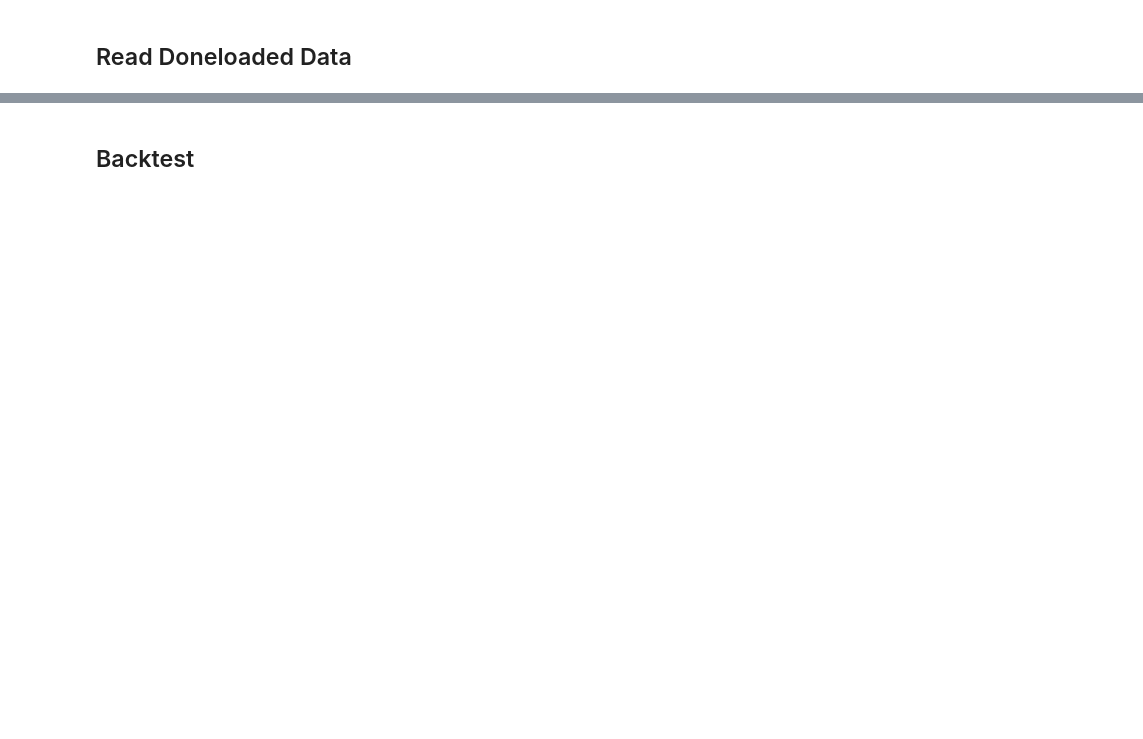
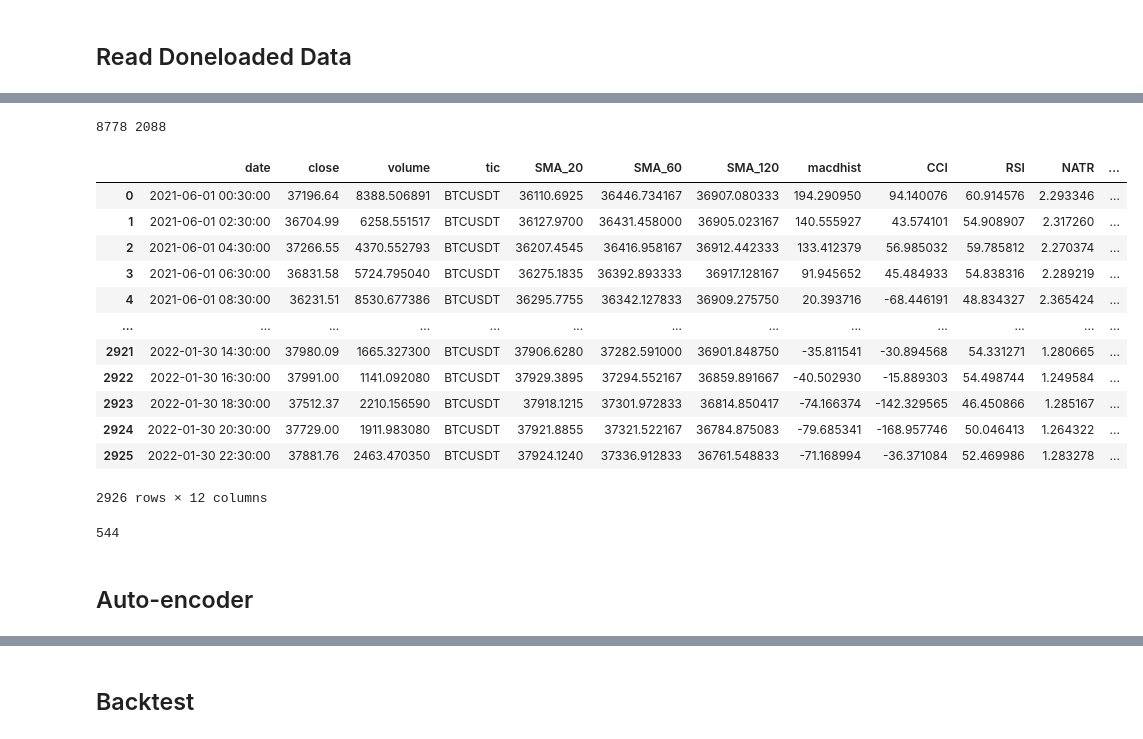
Before and after one commit to ytliu74/PRP_Demo, a Jupyter notebook: crypto_draft.ipynb, the cells around one changed output, grey strips where cells are left out. Cells and saved outputs as stored; diff of their text form; code cells hidden in the pictures; blank space fills up the shorter version.

```diff
--- a/crypto_draft.ipynb
+++ b/crypto_draft.ipynb
@@ -18,16 +18,9 @@ tic_list = [
     "BNBUSDT",
     "BTCUSDT",
     "ETHUSDT",
-    "XRPUSDT",
-    "SOLUSDT",
-    "LUNAUSDT",
-    "ADAUSDT",
-    "AVAXUSDT",
-    "DOGEUSDT",
-    "DOTUSDT",
 ]
 
-interval = "1h"
+interval = "2h"
 # %%
 df_list = []
 for tic in tic_list:
@@ -78,6 +73,24 @@ data_df = data_df.drop(columns=["open", "high", "low"])
 train = data_split(data_df, "2021-06-01", "2022-1-31")
 trade = data_split(data_df, "2022-02-01", "2022-3-31")
 print(len(train), len(trade))
+# %% [output]
+8778 2088
+# %%
+train[train['tic'] == 'BTCUSDT']
+# %% [output]
+|  | date | close | volume | tic | SMA_20 | SMA_60 | SMA_120 | macdhist | CCI | RSI | NATR | ... |
+| 0 | 2021-06-01 00:30:00 | 37196.64 | 8388.506891 | BTCUSDT | 36110.6925 | 36446.734167 | 36907.080333 | 194.290950 | 94.140076 | 60.914576 | 2.293346 | ... |
+| 1 | 2021-06-01 02:30:00 | 36704.99 | 6258.551517 | BTCUSDT | 36127.9700 | 36431.458000 | 36905.023167 | 140.555927 | 43.574101 | 54.908907 | 2.317260 | ... |
+| 2 | 2021-06-01 04:30:00 | 37266.55 | 4370.552793 | BTCUSDT | 36207.4545 | 36416.958167 | 36912.442333 | 133.412379 | 56.985032 | 59.785812 | 2.270374 | ... |
+| 3 | 2021-06-01 06:30:00 | 36831.58 | 5724.795040 | BTCUSDT | 36275.1835 | 36392.893333 | 36917.128167 | 91.945652 | 45.484933 | 54.838316 | 2.289219 | ... |
+| 4 | 2021-06-01 08:30:00 | 36231.51 | 8530.677386 | BTCUSDT | 36295.7755 | 36342.127833 | 36909.275750 | 20.393716 | -68.446191 | 48.834327 | 2.365424 | ... |
+| ... | ... | ... | ... | ... | ... | ... | ... | ... | ... | ... | ... | ... |
+| 2921 | 2022-01-30 14:30:00 | 37980.09 | 1665.327300 | BTCUSDT | 37906.6280 | 37282.591000 | 36901.848750 | -35.811541 | -30.894568 | 54.331271 | 1.280665 | ... |
+| 2922 | 2022-01-30 16:30:00 | 37991.00 | 1141.092080 | BTCUSDT | 37929.3895 | 37294.552167 | 36859.891667 | -40.502930 | -15.889303 | 54.498744 | 1.249584 | ... |
+| 2923 | 2022-01-30 18:30:00 | 37512.37 | 2210.156590 | BTCUSDT | 37918.1215 | 37301.972833 | 36814.850417 | -74.166374 | -142.329565 | 46.450866 | 1.285167 | ... |
+| 2924 | 2022-01-30 20:30:00 | 37729.00 | 1911.983080 | BTCUSDT | 37921.8855 | 37321.522167 | 36784.875083 | -79.685341 | -168.957746 | 50.046413 | 1.264322 | ... |
+| 2925 | 2022-01-30 22:30:00 | 37881.76 | 2463.470350 | BTCUSDT | 37924.1240 | 37336.912833 | 36761.548833 | -71.168994 | -36.371084 | 52.469986 | 1.283278 | ... |
+2926 rows × 12 columns
 # %%
 from my_trading_env.crypto_env import CryptoEnv
 from my_trading_env.crypto_erl_agent import CryptoDRLAgent
@@ -85,0 +99,6 @@ env = CryptoEnv(data_df=train, tech_indicators_list=config.TECH_INDICATORS, look
+# %%
+env.state_dim
+# %% [output]
+544
+# %% [markdown]
+## Auto-encoder
```
Also changed, not shown: parts of 10 cells of this notebook, 14 other files.
